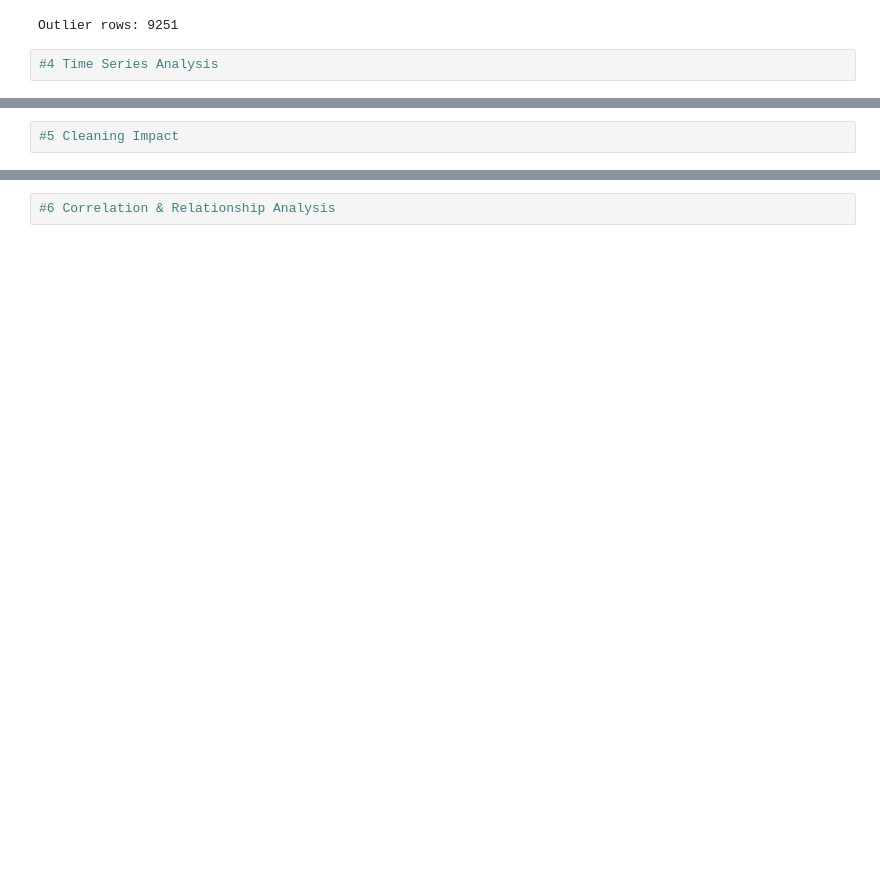
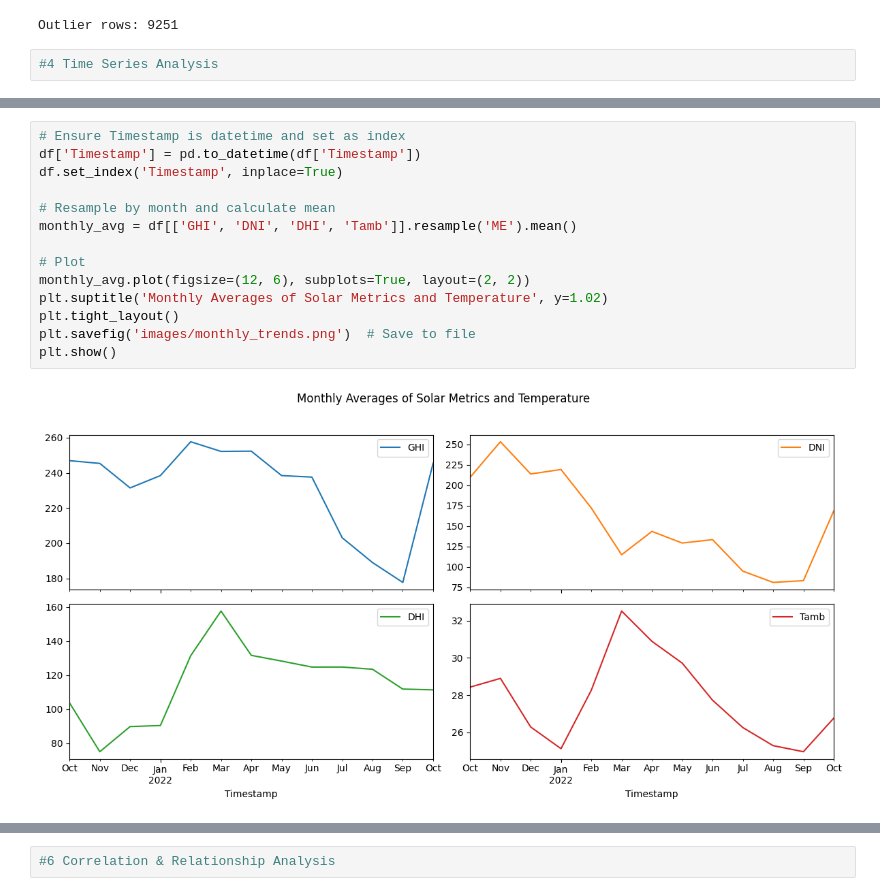
Before and after one commit to emegua19/solar-challenge-week1, a Jupyter notebook: notebooks/togo_eda.ipynb, the cells around one changed output, grey strips where cells are left out. Cells and saved outputs as stored; diff of their text form; blank space fills up the shorter version.

```diff
--- a/notebooks/togo_eda.ipynb
+++ b/notebooks/togo_eda.ipynb
@@ -86,3 +99,17 @@ plt.show()
-# %%
-#5 Cleaning Impact
+# %%
+# Ensure Timestamp is datetime and set as index
+df['Timestamp'] = pd.to_datetime(df['Timestamp'])
+df.set_index('Timestamp', inplace=True)
+
+# Resample by month and calculate mean
+monthly_avg = df[['GHI', 'DNI', 'DHI', 'Tamb']].resample('ME').mean()
+
+# Plot
+monthly_avg.plot(figsize=(12, 6), subplots=True, layout=(2, 2))
+plt.suptitle('Monthly Averages of Solar Metrics and Temperature', y=1.02)
+plt.tight_layout()
+plt.savefig('images/monthly_trends.png')  # Save to file
+plt.show()
+# %% [output]
+[figure, added]
 # %%
```
Also changed, not shown: parts of 14 cells of this notebook, 20 other files.
